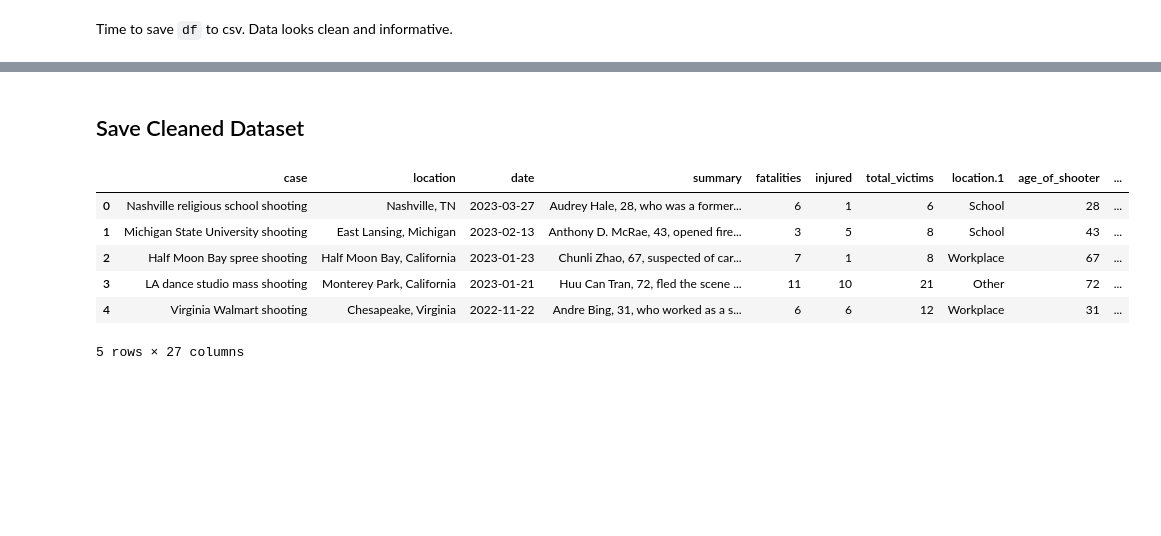
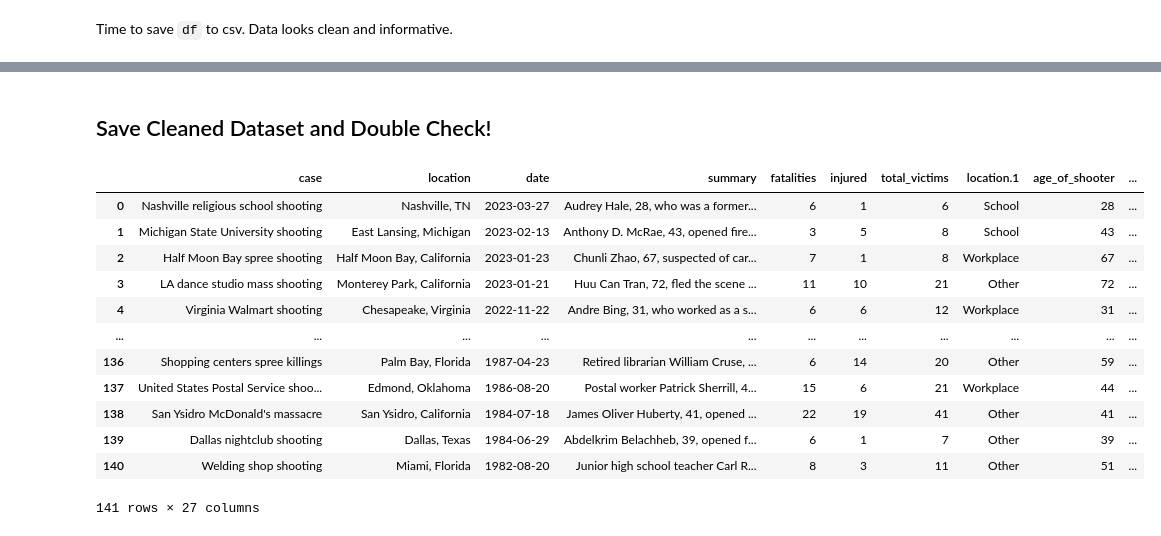
Before and after one commit to redrum88/data_science, a Jupyter notebook: shooting_1982_2023.ipynb, the cells around one changed output, grey strips where cells are left out. Cells and saved outputs as stored; diff of their text form; code cells hidden in the pictures; blank space fills up the shorter version.

```diff
--- a/shooting_1982_2023.ipynb
+++ b/shooting_1982_2023.ipynb
@@ -528,17 +567,23 @@ Time to save `df` to csv. Data looks clean and informative.
 # %% [markdown]
-## Save Cleaned Dataset
+## Save Cleaned Dataset and Double Check!
 # %%
 # Saving DataFrame to csv
 df.to_csv('shooting_1982-2023_clean.csv', index=False)
 # %%
-df_clean = pd.read_csv("/content/shooting_1982-2023_clean.csv")
+df_clean = pd.read_csv("/content/shooting_1982-2023_clean.csv", parse_dates=['date'])
 # %%
-df_clean.head()
+df_clean
 # %% [output]
 |  | case | location | date | summary | fatalities | injured | total_victims | location.1 | age_of_shooter | ... |
 | 0 | Nashville religious school shooting | Nashville, TN | 2023-03-27 | Audrey Hale, 28, who was a former... | 6 | 1 | 6 | School | 28 | ... |
 | 1 | Michigan State University shooting | East Lansing, Michigan | 2023-02-13 | Anthony D. McRae, 43, opened fire... | 3 | 5 | 8 | School | 43 | ... |
 | 2 | Half Moon Bay spree shooting | Half Moon Bay, California | 2023-01-23 | Chunli Zhao, 67, suspected of car... | 7 | 1 | 8 | Workplace | 67 | ... |
 | 3 | LA dance studio mass shooting | Monterey Park, California | 2023-01-21 | Huu Can Tran, 72, fled the scene ... | 11 | 10 | 21 | Other | 72 | ... |
 | 4 | Virginia Walmart shooting | Chesapeake, Virginia | 2022-11-22 | Andre Bing, 31, who worked as a s... | 6 | 6 | 12 | Workplace | 31 | ... |
+| ... | ... | ... | ... | ... | ... | ... | ... | ... | ... | ... |
+| 136 | Shopping centers spree killings | Palm Bay, Florida | 1987-04-23 | Retired librarian William Cruse, ... | 6 | 14 | 20 | Other | 59 | ... |
+| 137 | United States Postal Service shoo... | Edmond, Oklahoma | 1986-08-20 | Postal worker Patrick Sherrill, 4... | 15 | 6 | 21 | Workplace | 44 | ... |
+| 138 | San Ysidro McDonald's massacre | San Ysidro, California | 1984-07-18 | James Oliver Huberty, 41, opened ... | 22 | 19 | 41 | Other | 41 | ... |
+| 139 | Dallas nightclub shooting | Dallas, Texas | 1984-06-29 | Abdelkrim Belachheb, 39, opened f... | 6 | 1 | 7 | Other | 39 | ... |
+| 140 | Welding shop shooting | Miami, Florida | 1982-08-20 | Junior high school teacher Carl R... | 8 | 3 | 11 | Other | 51 | ... |
-5 rows × 27 columns
+141 rows × 27 columns
```
Also changed, not shown: parts of 24 cells of this notebook.
